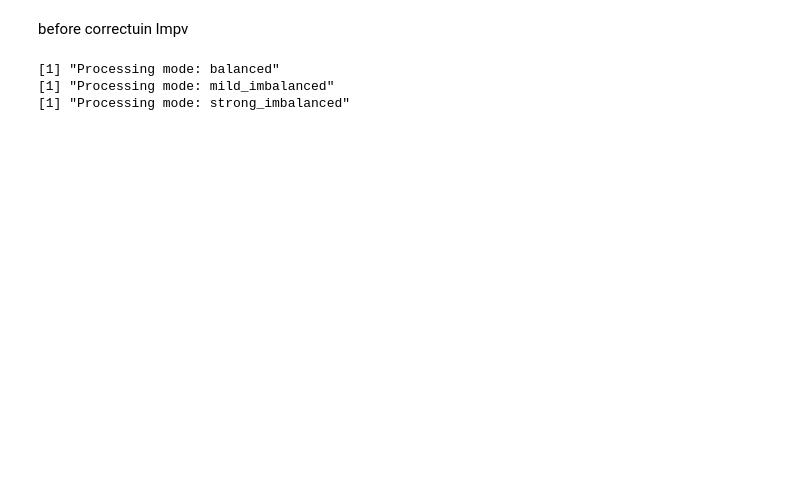
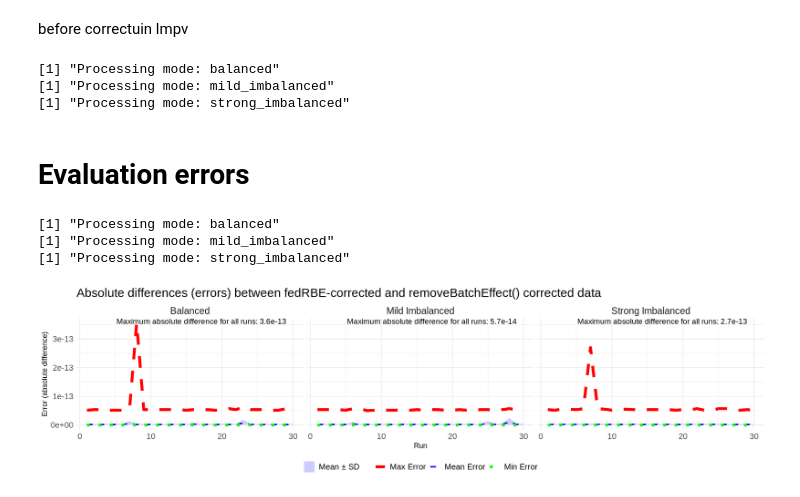
Before and after one commit to Freddsle/fedRBE, a Jupyter notebook: evaluation/evaluation_simulated_30runs.ipynb, the cells around one changed output. Drawn from its saved outputs; the diff is of its cells as text; code cells hidden in the pictures; blank space fills up the shorter version.

```diff
--- a/evaluation/evaluation_simulated_30runs.ipynb
+++ b/evaluation/evaluation_simulated_30runs.ipynb
@@ -132,3 +234,5 @@ for(mode in c(
 [1] "Processing mode: balanced"
 [1] "Processing mode: mild_imbalanced"
 [1] "Processing mode: strong_imbalanced"
+# %% [markdown]
+# Evaluation errors
@@ -134,0 +241,59 @@ for(mode in c(
+# %%
+library(ggplot2)
+library(dplyr)
+
+# List of modes to iterate over
+modes <- c("balanced", "mild_imbalanced", "strong_imbalanced")
+combined_df <- data.frame() # Initialize an empty data frame for combining data
+
+# Read and combine data for all modes
+for (mode in modes) {
+    print(paste0("Processing mode: ", mode))
+    errors_df <- read.table(paste0("eval_simulation/", mode, "/differences_fedRBE_R.tsv"), sep = "\t", header = TRUE)
+    errors_df$mode <- ifelse(mode == "balanced", "Balanced", ifelse(mode == "mild_imbalanced", "Mild Imbalanced", "Strong Imbalanced")) # Add a column for the mode
+    combined_df <- rbind(combined_df, errors_df) # Combine data
+}
+
+# Calculate the maximum value for each mode
+max_values_df <- combined_df %>%
+    group_by(mode) %>%
+    summarise(max_value = max(max, na.rm = TRUE))
+
+# Merge the max values back into the combined dataframe for plotting
+combined_df <- combined_df %>%
+    left_join(max_values_df, by = "mode")
+
+options(repr.plot.width = 15, repr.plot.height = 4, dpi = 600)
+# Plotting using ggplot2
+ggplot(combined_df, aes(x = run)) +
+    geom_ribbon(aes(ymin = pmax(0, mean - mean_sd), ymax = mean + mean_sd, fill = "Mean ± SD"), alpha = 0.2) +
+    geom_line(aes(y = mean, color = "Mean Error"), size = 1, linetype = "dashed") +
+    geom_line(aes(y = max, color = "Max Error"), size = 2, linetype = "dashed") +
+    geom_line(aes(y = min, color = "Min Error"), size = 2, linetype = "dotted") +
+    facet_wrap(~ mode, nrow = 1, scales = "fixed") + # One row, fixed y-axis
+    geom_text(data = max_values_df,
+          aes(x = Inf, y = Inf, label = paste0("Maximum absolute difference for all runs: ", scales::scientific(max_value, digits = 2))),
+          hjust = 1.1, vjust = 1.1, size = 4, color = "black") +
+    labs(
+        title = "Absolute differences (errors) between fedRBE-corrected and removeBatchEffect() corrected data",
+        x = "Run",
+        y = "Error (absolute difference)"
+    ) +
+    scale_color_manual(values = c("Max Error" = "red", "Mean Error" = "blue", "Min Error" = "green")) +
+    scale_fill_manual(values = c("Mean ± SD" = "blue")) + # Color for the shaded area
+    theme_minimal() +
+    theme(
+        strip.text = element_text(size = 14), # Make mode names larger and bold
+        axis.text.x = element_text(size = 12), # Make x-axis labels larger
+        axis.text.y = element_text(size = 12), # Make y-axis labels larger
+        plot.title = element_text(size = 18), # Make plot title larger
+        # make legend text larger
+        legend.text = element_text(size = 12),
+        legend.title = element_blank(),
+        legend.position = "bottom" # Adjust legend position for clarity
+    )
+# %% [output]
+[1] "Processing mode: balanced"
+[1] "Processing mode: mild_imbalanced"
+[1] "Processing mode: strong_imbalanced"
+[figure, added]
```
Also changed, not shown: parts of 6 cells of this notebook, 16 other files.
